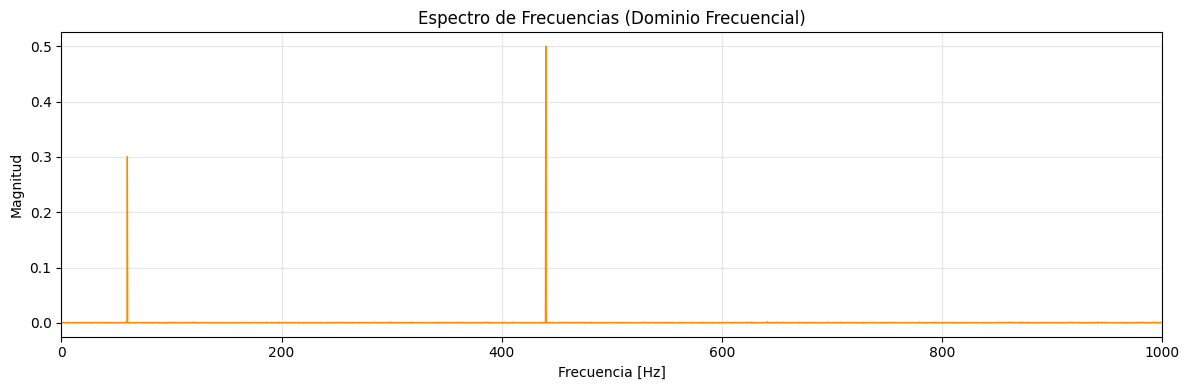
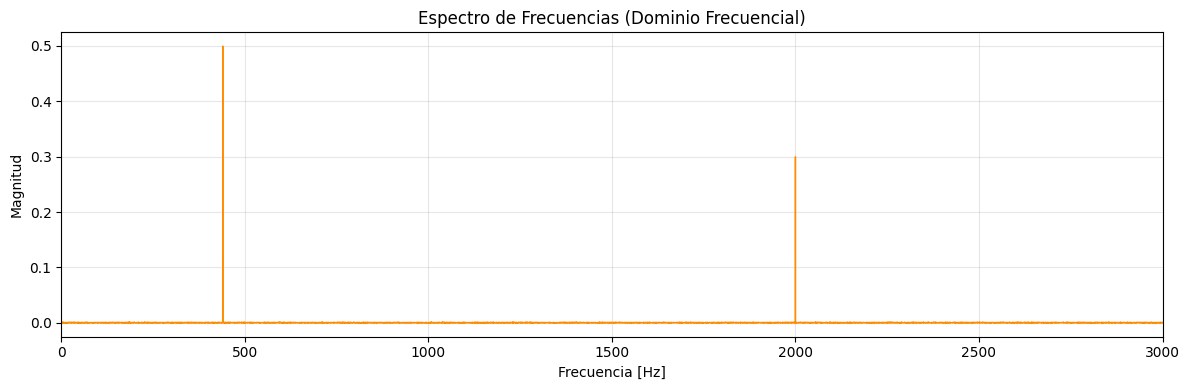
Unified diff of the notebook cell whose output changed from the first chart to the second:
--- before
+++ after
@@ -9,5 +9,5 @@
 
 # 1. Cargamos el audio sintético que generamos anteriormente
-AUDIO_PATH = Path("../data/raw/PruebaAN.wav")
+AUDIO_PATH = Path("../data/raw/PruebaAN1.wav")
 signal, sample_rate = load_audio(AUDIO_PATH)
 
@@ -24,5 +24,5 @@
 # Hacemos "zoom" limitando el eje X de 0 a 1000 Hz, 
 # ya que nuestras frecuencias de interés están ahí.
-plt.xlim(0, 1000) 
+plt.xlim(0, 3000) 
 plt.grid(True, alpha=0.3)
 plt.tight_layout()

Commit: fixing some bugs and audio settings